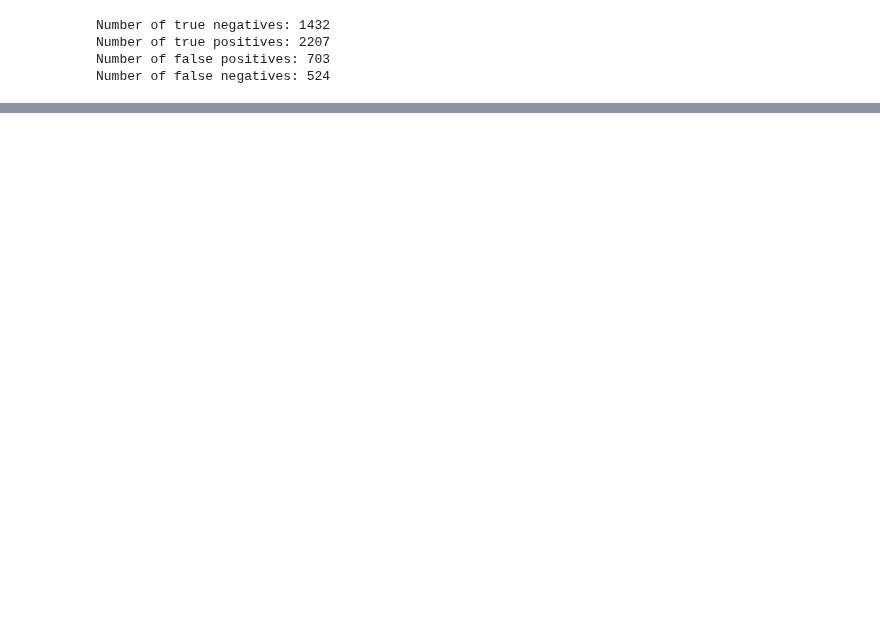
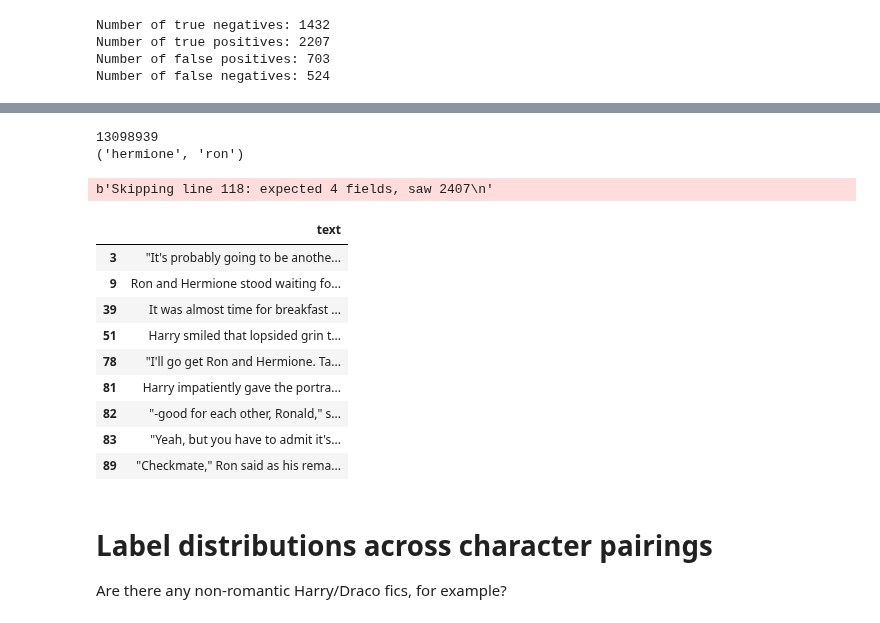
Before and after one commit to michaelmilleryoder/fanfiction-scripts, a Jupyter notebook: jupyter/emnlp2020_analysis.ipynb, the cells around one changed output, grey strips where cells are left out. Cells and saved outputs as stored; diff of their text form; code cells hidden in the pictures; blank space fills up the shorter version.

```diff
--- a/jupyter/emnlp2020_analysis.ipynb
+++ b/jupyter/emnlp2020_analysis.ipynb
@@ -292,0 +337,38 @@ Number of false negatives: 524
+# %%
+# Join with story texts, find 10-word context windows around characters
+import os
+import csv
+pd.set_option('display.max_colwidth', None)
+
+fic_idx = 4
+fic_id = s['fic_id'].tolist()[fic_idx]
+print(fic_id)
+pairing = s['pairing'].tolist()[fic_idx]
+print(pairing)
+
+story_dirpath = '/usr2/mamille2/fanfiction-project/data/ao3/harrypotter/emnlp_dataset_6k/fics'
+fic_fpath = os.path.join(story_dirpath, f'{fic_id}.csv')
+fic = pd.read_csv(fic_fpath, error_bad_lines=False)
+
+def pairing_in_text(text):
+    return (pairing[0] in text.lower()) and (pairing[1] in text.lower())
+
+pairing_present = fic.loc[fic['text'].map(pairing_in_text), ['text']]
+pairing_present
+# %% [output]
+13098939
+('hermione', 'ron')
+b'Skipping line 118: expected 4 fields, saw 2407\n'
+|  | text |
+| 3 | "It's probably going to be anothe... |
+| 9 | Ron and Hermione stood waiting fo... |
+| 39 | It was almost time for breakfast ... |
+| 51 | Harry smiled that lopsided grin t... |
+| 78 | "I'll go get Ron and Hermione. Ta... |
+| 81 | Harry impatiently gave the portra... |
+| 82 | "-good for each other, Ronald," s... |
+| 83 | "Yeah, but you have to admit it's... |
+| 89 | "Checkmate," Ron said as his rema... |
+# %% [markdown]
+# Label distributions across character pairings
+Are there any non-romantic Harry/Draco fics, for example?
```
Also changed, not shown: parts of 16 cells of this notebook, 3 other files.
